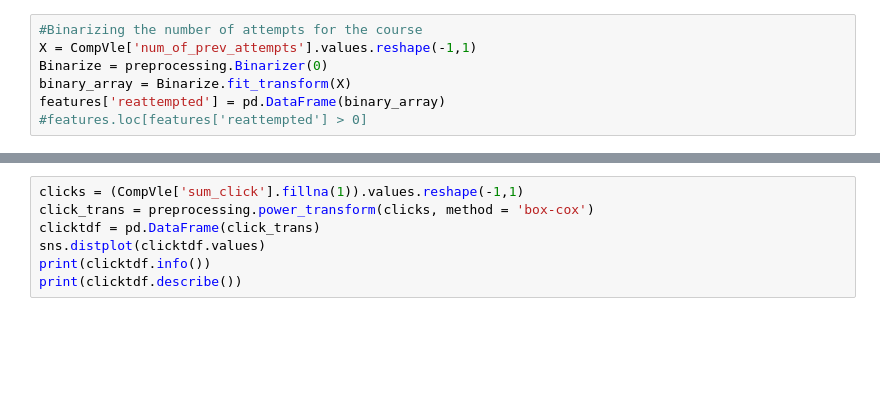
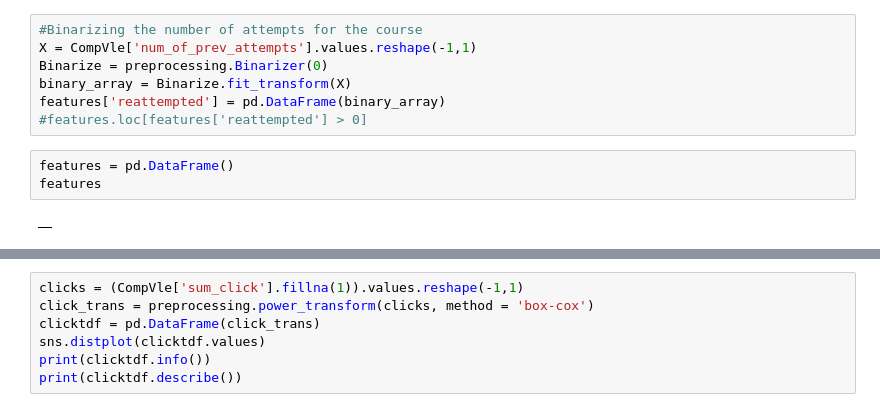
Before and after one commit to JohnVillanueva/Thinkful, a Jupyter notebook: BC Unit 2/Student VLE Model.ipynb, the cells around one changed output, grey strips where cells are left out. Cells and saved outputs as stored; diff of their text form; blank space fills up the shorter version.

```diff
--- a/BC Unit 2/Student VLE Model.ipynb
+++ b/BC Unit 2/Student VLE Model.ipynb
@@ -664,4 +711,9 @@ Binarize = preprocessing.Binarizer(0)
 binary_array = Binarize.fit_transform(X)
 features['reattempted'] = pd.DataFrame(binary_array)
 #features.loc[features['reattempted'] > 0]
+# %%
+features = pd.DataFrame()
+features
+# %% [output]
+|  |
 # %%
```
Also changed, not shown: parts of 4 cells of this notebook, 1 other file.
